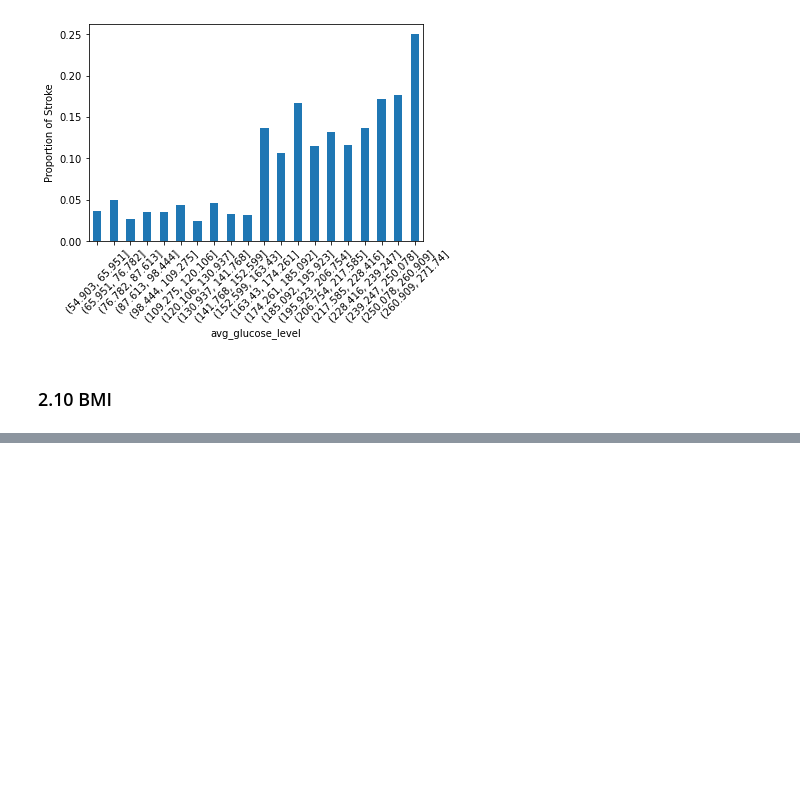
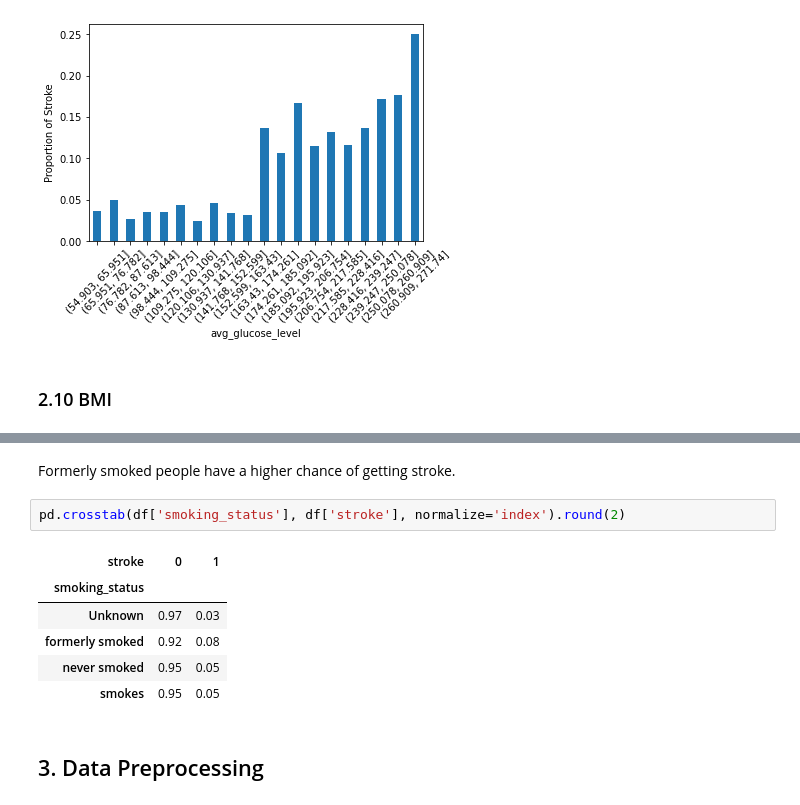
Before and after one commit to bowcai/Stroke-Prediction, a Jupyter notebook: stroke_prediction.ipynb, the cells around one changed output, grey strips where cells are left out. Cells and saved outputs as stored; diff of their text form; blank space fills up the shorter version.

```diff
--- a/stroke_prediction.ipynb
+++ b/stroke_prediction.ipynb
@@ -265,0 +301,13 @@ df[(df['stroke']==1)].shape
+# %% [markdown]
+Formerly smoked people have a higher chance of getting stroke.
+# %%
+pd.crosstab(df['smoking_status'], df['stroke'], normalize='index').round(2)
+# %% [output]
+| stroke | 0 | 1 |
+| smoking_status |  |  |
+| Unknown | 0.97 | 0.03 |
+| formerly smoked | 0.92 | 0.08 |
+| never smoked | 0.95 | 0.05 |
+| smokes | 0.95 | 0.05 |
+# %% [markdown]
+## 3. Data Preprocessing
```
Also changed, not shown: parts of 14 cells of this notebook.
